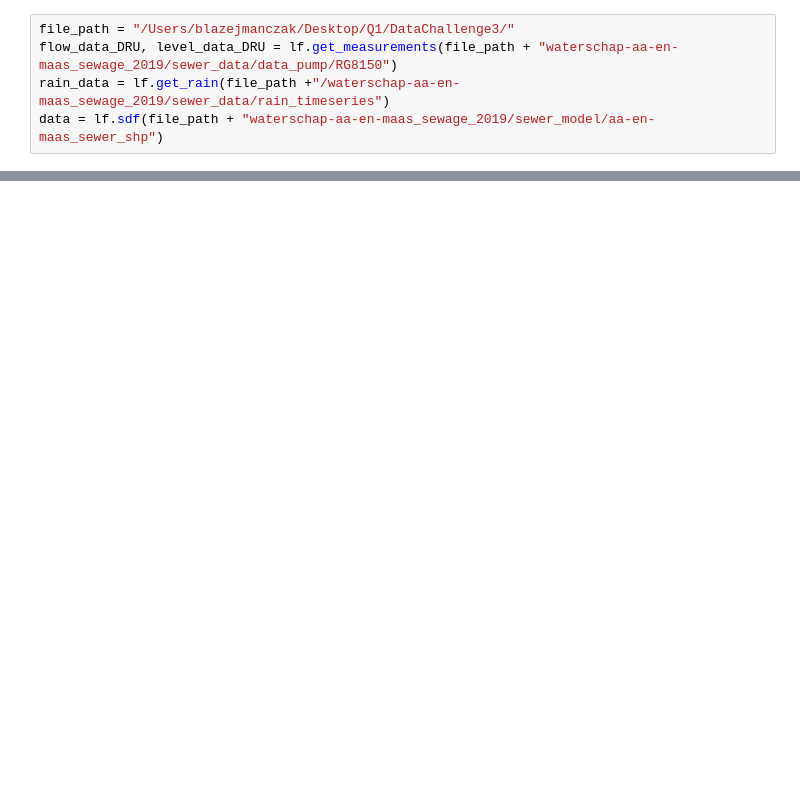
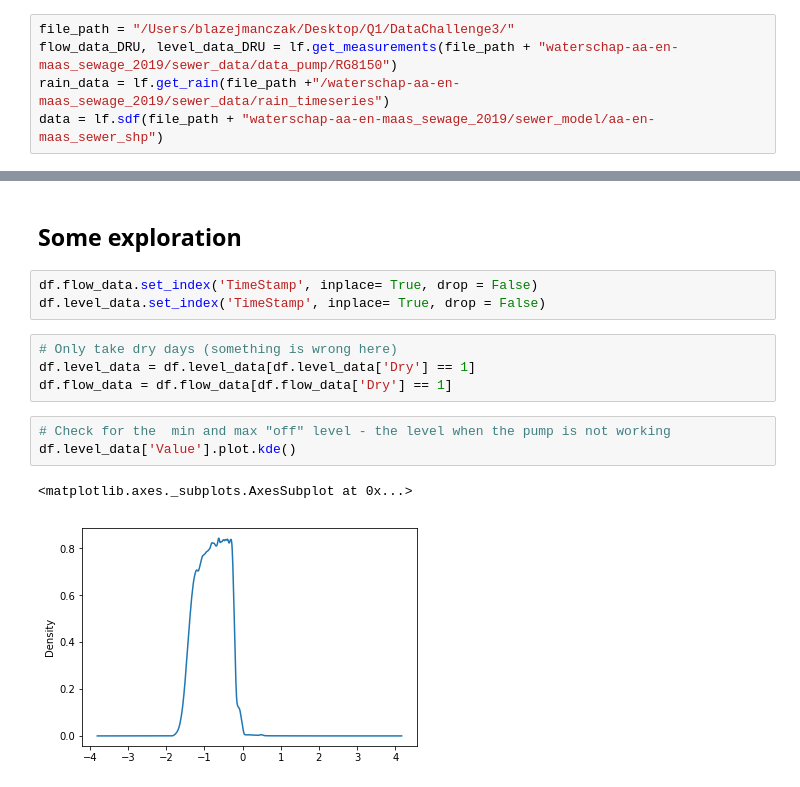
Before and after one commit to JalkapalloX/JBG060-Data-Challenge-3, a Jupyter notebook: Utility/inflow_sewer_system.ipynb, the cells around one changed output, grey strips where cells are left out. Drawn from its saved outputs; the diff is of its cells as text; blank space fills up the shorter version.

```diff
--- a/Utility/inflow_sewer_system.ipynb
+++ b/Utility/inflow_sewer_system.ipynb
@@ -25 +33,16 @@ AttributeError: 'measurement_analysis' object has no attribute 'filter_dry'
+# %% [markdown]
+## Some exploration
+# %%
+df.flow_data.set_index('TimeStamp', inplace= True, drop = False)
+df.level_data.set_index('TimeStamp', inplace= True, drop = False)
+# %%
+# Only take dry days (something is wrong here)
+df.level_data = df.level_data[df.level_data['Dry'] == 1]
+df.flow_data = df.flow_data[df.flow_data['Dry'] == 1]
+# %%
+# Check for the  min and max "off" level - the level when the pump is not working
+df.level_data['Value'].plot.kde()
+# %% [output]
+<matplotlib.axes._subplots.AxesSubplot at 0x...>
+[figure, added]
 # %%
```
Also changed, not shown: parts of 19 cells of this notebook, 1 other file.
